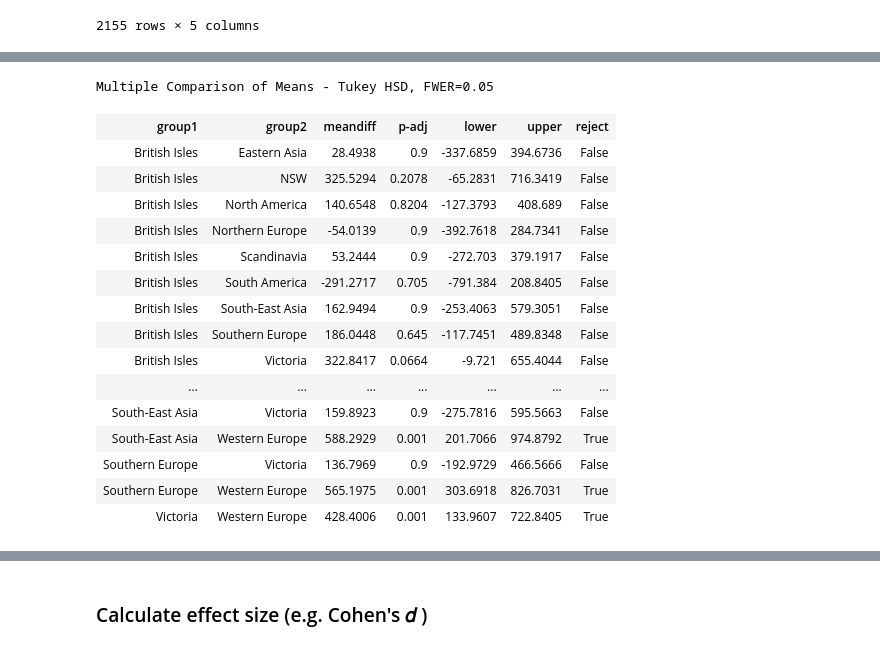
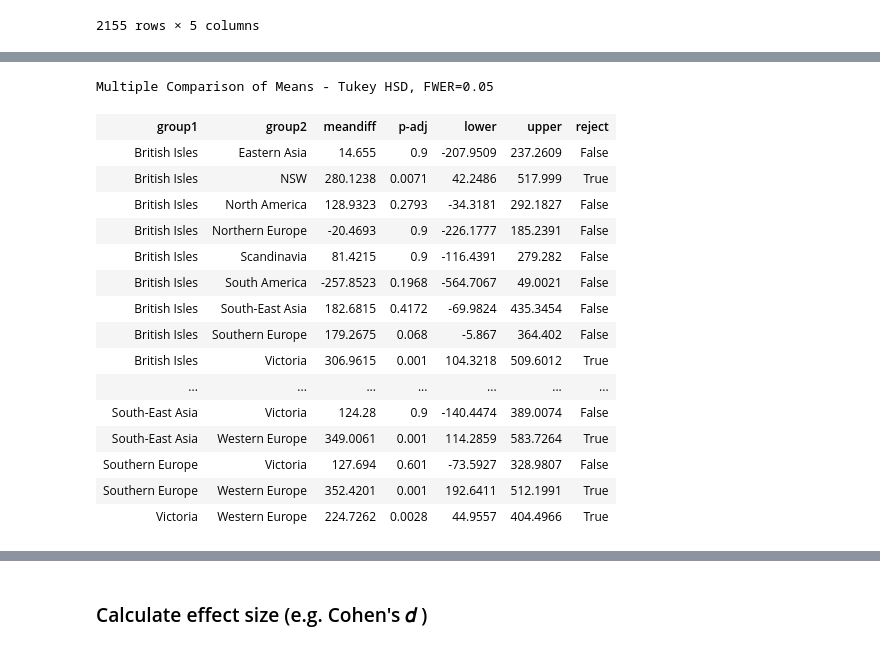
Before and after one commit to alexanderjohnny/hypothesis_testing_workflow_python, a Jupyter notebook: ALEX_BEAT_student.ipynb, the cells around one changed output, grey strips where cells are left out. Cells and saved outputs as stored; diff of their text form; code cells hidden in the pictures.

```diff
--- a/ALEX_BEAT_student.ipynb
+++ b/ALEX_BEAT_student.ipynb
@@ -818,3 +818,24 @@ h2df
 | 2153 | 11077/75 | 7.75 | 4 | 0.00 | Full Price | 31.0 |
 | 2154 | 11077/77 | 13.00 | 2 | 0.00 | Full Price | 26.0 |
 2155 rows × 6 columns
+# %%
+def data_for_tukeys(data):
+    """Accepts a dictionary with group names as the keys
+    and pandas series as the values.
+    Returns a dataframe ready for tukeys test:
+    - with a 'data' column and a 'group' column for sms.stats.multicomp.pairwise_tukeyhsd
+    Example Use:
+    df_tukey = prep_data_for_tukeys(grp_data)
+    tukey = sms.stats.multicomp.pairwise_tukeyhsd(df_tukey['data'], df_tukey['group'])
+    tukey.summary()
+    """
+    df_tukey = pd.DataFrame(columns=['data','group'])
+    for k,v in  data.items():
+        grp_df = v.rename('data').to_frame()
+        grp_df['group'] = k
+        df_tukey=pd.concat([df_tukey, grp_df],axis=0)
+
+    ## New lines added to ensure compatibility with tukey's test
+    df_tukey['group'] = df_tukey['group'].astype('str')
+    df_tukey['data'] = df_tukey['data'].astype('float')
+    return df_tukey
@@ -1189,3 +1212,6 @@ h3df
 | 2153 | 11077/75 | 7.75 | 4 | Western Europe | 31.0 |
 | 2154 | 11077/77 | 13.00 | 2 | Western Europe | 26.0 |
 2155 rows × 5 columns
+# %%
+h3tukeydata = data_for_tukeys(h3dict)
+h3tukeydata
@@ -1192,22 +1232,22 @@ h3df
 # %%
 # contains all outliers prior to outlier removal
-h3tukey = pairwise_tukeyhsd(h3df['Total Spent'],h3df['Region'])
+h3tukey = pairwise_tukeyhsd(h3tukeydata['data'],h3tukeydata['group'])
 h3tukey.summary()
 # %% [output]
 Multiple Comparison of Means - Tukey HSD, FWER=0.05
 | group1 | group2 | meandiff | p-adj | lower | upper | reject |
-| British Isles | Eastern Asia | 28.4938 | 0.9 | -337.6859 | 394.6736 | False |
-| British Isles | NSW | 325.5294 | 0.2078 | -65.2831 | 716.3419 | False |
-| British Isles | North America | 140.6548 | 0.8204 | -127.3793 | 408.689 | False |
-| British Isles | Northern Europe | -54.0139 | 0.9 | -392.7618 | 284.7341 | False |
-| British Isles | Scandinavia | 53.2444 | 0.9 | -272.703 | 379.1917 | False |
-| British Isles | South America | -291.2717 | 0.705 | -791.384 | 208.8405 | False |
-| British Isles | South-East Asia | 162.9494 | 0.9 | -253.4063 | 579.3051 | False |
-| British Isles | Southern Europe | 186.0448 | 0.645 | -117.7451 | 489.8348 | False |
-| British Isles | Victoria | 322.8417 | 0.0664 | -9.721 | 655.4044 | False |
+| British Isles | Eastern Asia | 14.655 | 0.9 | -207.9509 | 237.2609 | False |
+| British Isles | NSW | 280.1238 | 0.0071 | 42.2486 | 517.999 | True |
+| British Isles | North America | 128.9323 | 0.2793 | -34.3181 | 292.1827 | False |
+| British Isles | Northern Europe | -20.4693 | 0.9 | -226.1777 | 185.2391 | False |
+| British Isles | Scandinavia | 81.4215 | 0.9 | -116.4391 | 279.282 | False |
+| British Isles | South America | -257.8523 | 0.1968 | -564.7067 | 49.0021 | False |
+| British Isles | South-East Asia | 182.6815 | 0.4172 | -69.9824 | 435.3454 | False |
+| British Isles | Southern Europe | 179.2675 | 0.068 | -5.867 | 364.402 | False |
+| British Isles | Victoria | 306.9615 | 0.001 | 104.3218 | 509.6012 | True |
 | ... | ... | ... | ... | ... | ... | ... |
-| South-East Asia | Victoria | 159.8923 | 0.9 | -275.7816 | 595.5663 | False |
-| South-East Asia | Western Europe | 588.2929 | 0.001 | 201.7066 | 974.8792 | True |
-| Southern Europe | Victoria | 136.7969 | 0.9 | -192.9729 | 466.5666 | False |
-| Southern Europe | Western Europe | 565.1975 | 0.001 | 303.6918 | 826.7031 | True |
-| Victoria | Western Europe | 428.4006 | 0.001 | 133.9607 | 722.8405 | True |
+| South-East Asia | Victoria | 124.28 | 0.9 | -140.4474 | 389.0074 | False |
+| South-East Asia | Western Europe | 349.0061 | 0.001 | 114.2859 | 583.7264 | True |
+| Southern Europe | Victoria | 127.694 | 0.601 | -73.5927 | 328.9807 | False |
+| Southern Europe | Western Europe | 352.4201 | 0.001 | 192.6411 | 512.1991 | True |
+| Victoria | Western Europe | 224.7262 | 0.0028 | 44.9557 | 404.4966 | True |
```
Also changed, not shown: parts of 7 cells of this notebook.
